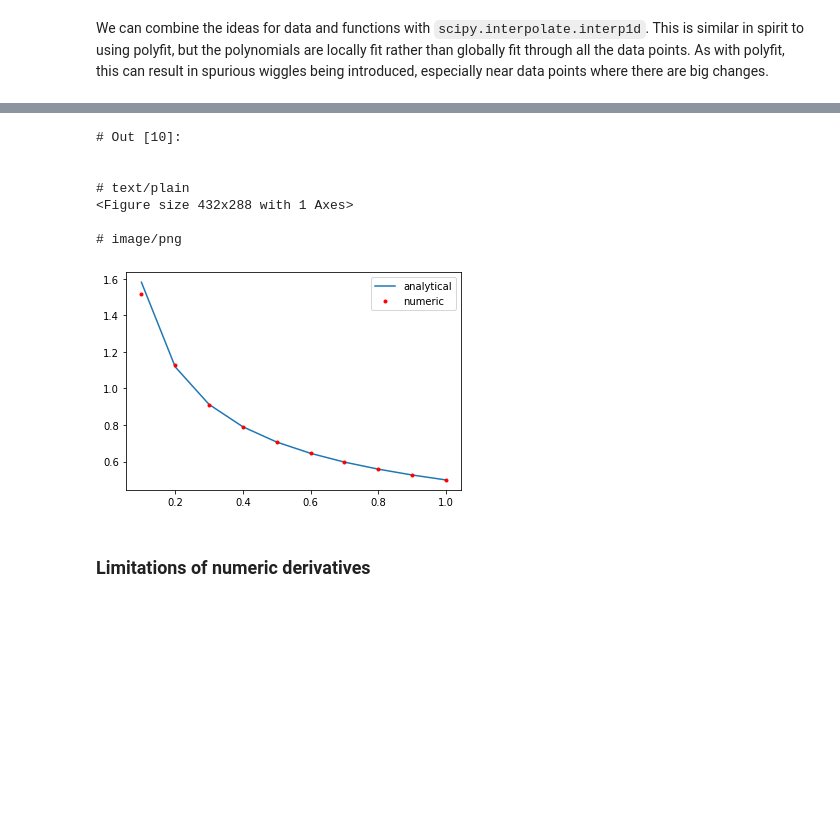
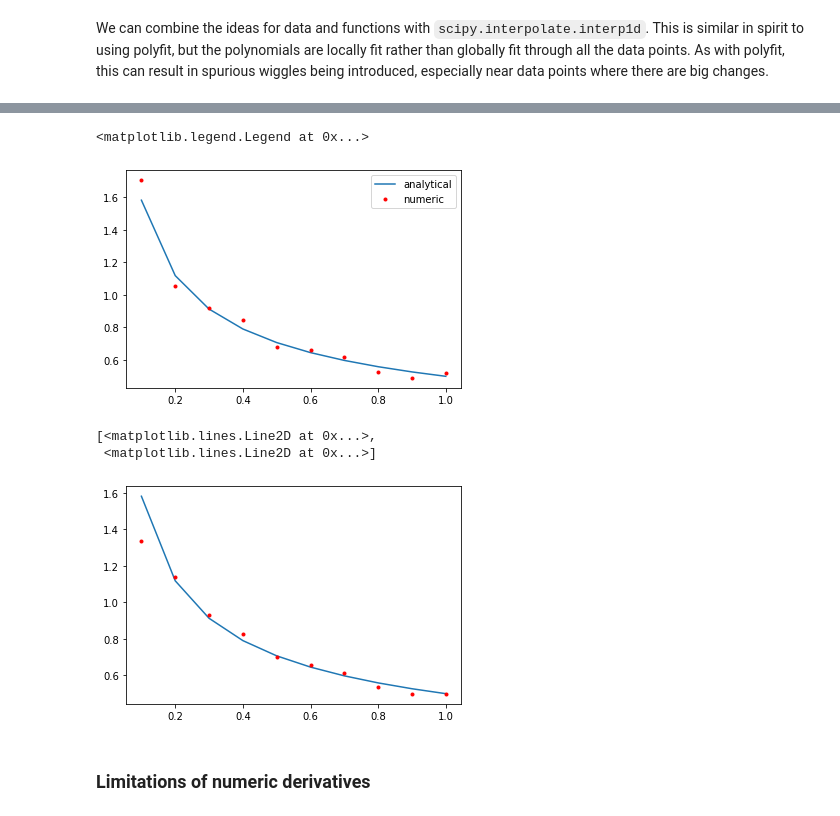
Before and after one commit to jkitchin/f19-06623, a Jupyter notebook: lectures/19-introduction-to-autograd.ipynb, the cells around one changed output, grey strips where cells are left out. Drawn from its saved outputs; the diff is of its cells as text; code cells hidden in the pictures; blank space fills up the shorter version.

```diff
--- a/lectures/19-introduction-to-autograd.ipynb
+++ b/lectures/19-introduction-to-autograd.ipynb
@@ -157,20 +131,23 @@ from scipy.interpolate import interp1d
 # %%
+x, h = np.linspace(0.1, 1, 10, retstep=True)
+y = x**0.5 + np.random.normal(0, 0.005, size=x.shape)
+
 af = interp1d(x, y, kind='cubic', bounds_error=False, fill_value='extrapolate')
 
 def dfadx(x, dx):
     return derivative(af, x, dx)
 
 plt.plot(x, 0.5 * x **-0.5, x, dfadx(x, dx=0.005), 'r.')
 plt.legend(['analytical', 'numeric'])
 # %% [output]
-# Out [10]:
-
-
-# text/plain
-<Figure size 432x288 with 1 Axes>
-
-# image/png
+<matplotlib.legend.Legend at 0x...>
-[figure, old version]
+[figure, new version]
+# %%
+plt.plot(x, 0.5 * x **-0.5, x, np.gradient(y, x), 'r.')
+# %% [output]
+[<matplotlib.lines.Line2D at 0x...>,
+ <matplotlib.lines.Line2D at 0x...>]
+[figure, added]
 # %% [markdown]
 ### Limitations of numeric derivatives
 # %% [markdown]
```
Also changed, not shown: parts of 34 cells of this notebook.
